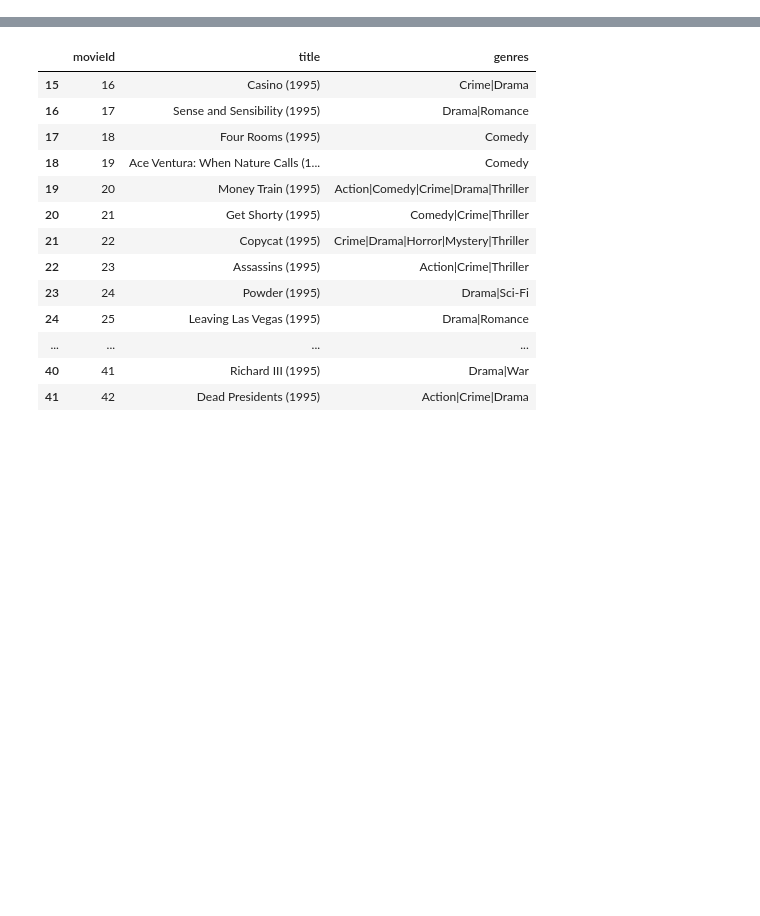
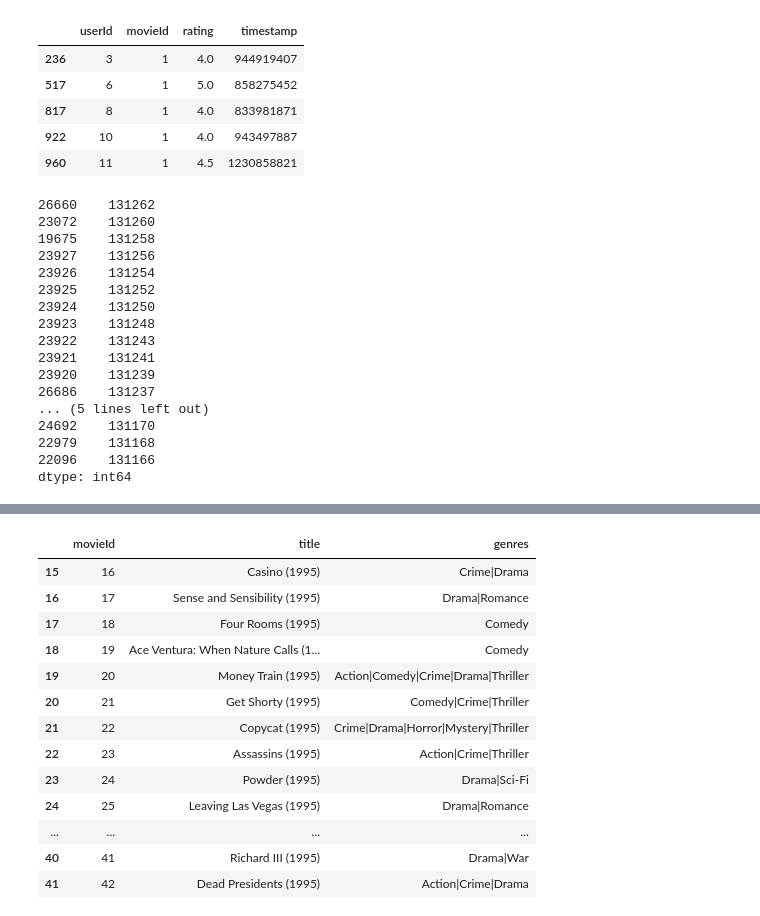
Before and after one commit to DataScientest-Studio/jul24_cmlops_reco_film, a Jupyter notebook: ml/notebooks/test.ipynb, the cells around one changed output, grey strips where cells are left out. Saved outputs shown, nothing was run; the diff lists cells and outputs as text; code cells hidden in the pictures; blank space fills up the shorter version.

```diff
--- a/ml/notebooks/test.ipynb
+++ b/ml/notebooks/test.ipynb
@@ -13,0 +35,30 @@ movies.head()
+# %%
+# head of ratings where movieId is 1
+display(ratings[ratings["movieId"] == 1].head())
+
+# top 20 biggest values of movieId in ratings
+display(pd.Series(ratings["movieId"].unique()).sort_values(ascending=False).head(20))
+# %% [output]
+|  | userId | movieId | rating | timestamp |
+| 236 | 3 | 1 | 4.0 | 944919407 |
+| 517 | 6 | 1 | 5.0 | 858275452 |
+| 817 | 8 | 1 | 4.0 | 833981871 |
+| 922 | 10 | 1 | 4.0 | 943497887 |
+| 960 | 11 | 1 | 4.5 | 1230858821 |
+26660    131262
+23072    131260
+19675    131258
+23927    131256
+23926    131254
+23925    131252
+23924    131250
+23923    131248
+23922    131243
+23921    131241
+23920    131239
+26686    131237
+... (5 lines left out)
+24692    131170
+22979    131168
+22096    131166
+dtype: int64
```
Also changed, not shown: parts of 13 cells of this notebook, 19 other files.
